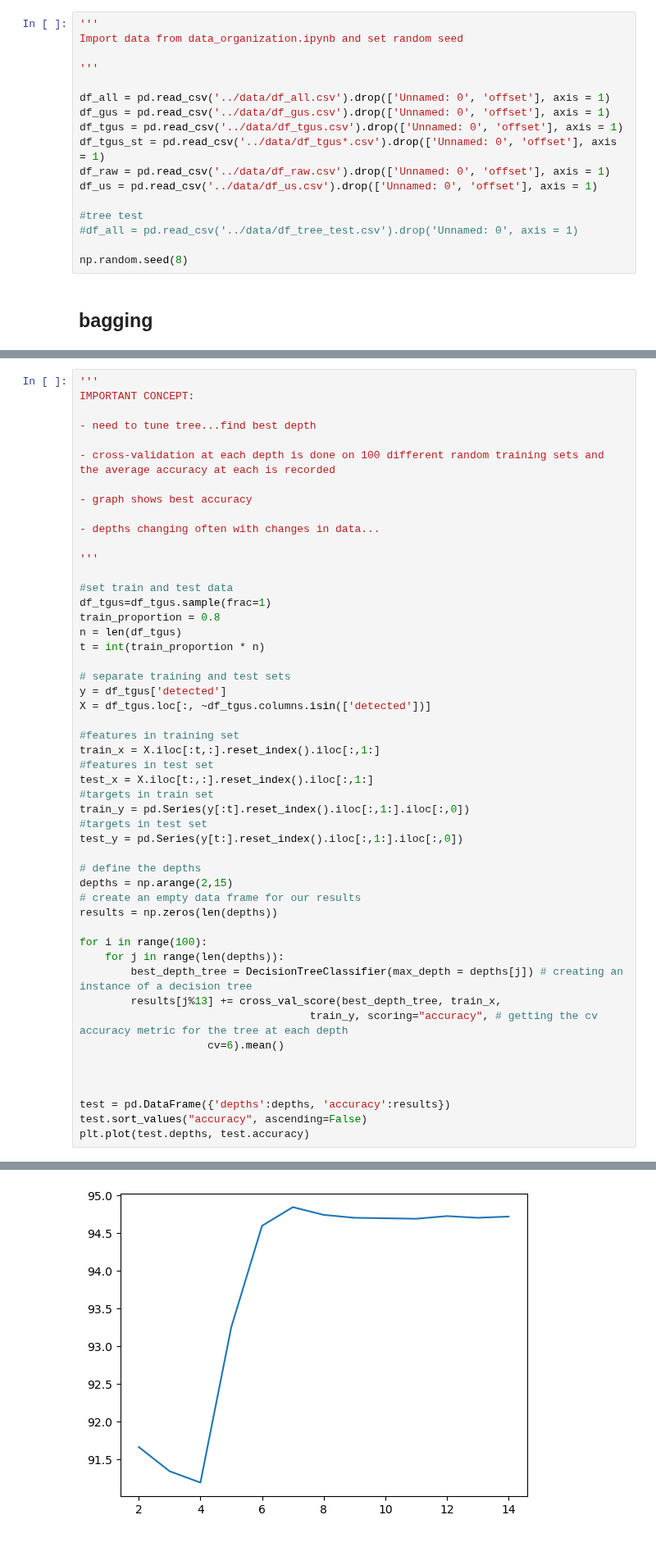
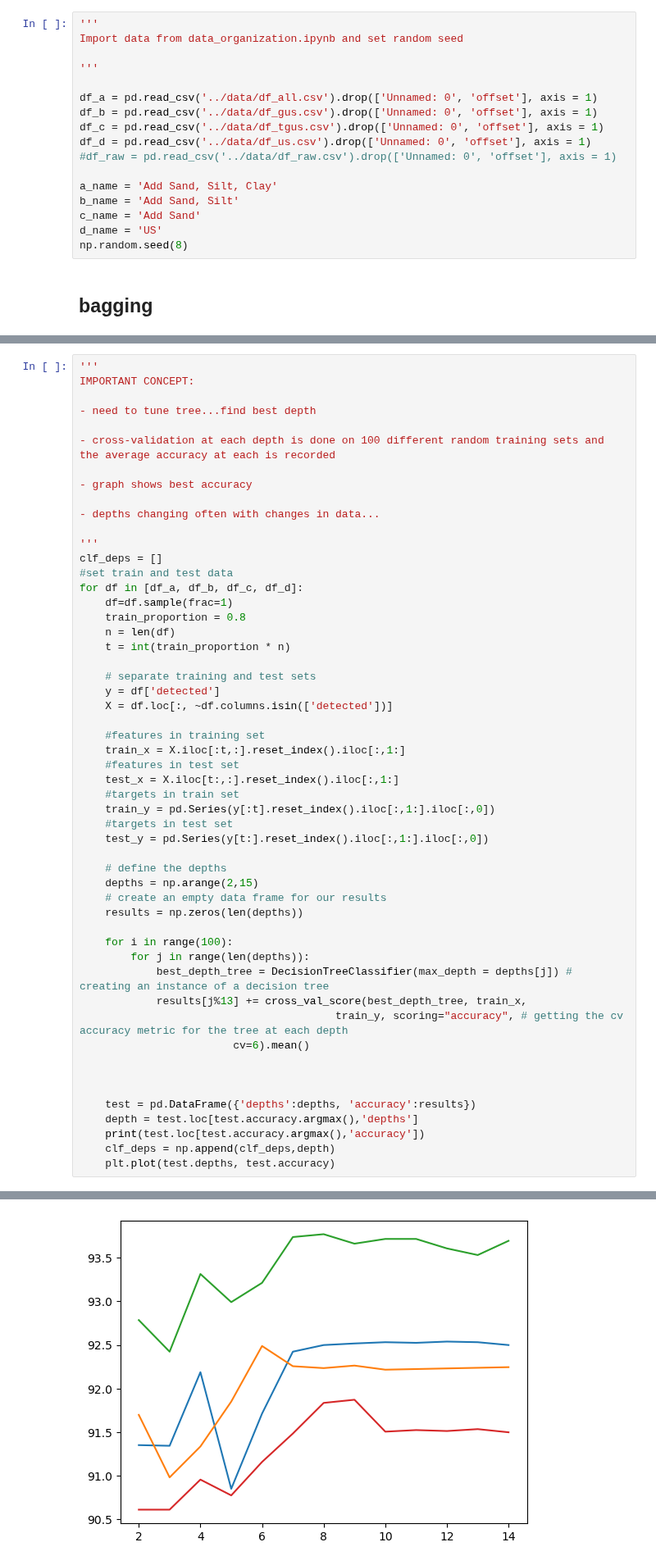
Before and after one commit to izguenther6/orie4741-final, a Jupyter notebook: scripts/trees.ipynb, the cells around one changed output, grey strips where cells are left out. Shown at 82% size. Cells and saved outputs as stored; diff of their text form.

```diff
--- a/scripts/trees.ipynb
+++ b/scripts/trees.ipynb
@@ -21,16 +18,16 @@ Import data from data_organization.ipynb and set random seed
 
 '''
 
-df_all = pd.read_csv('../data/df_all.csv').drop(['Unnamed: 0', 'offset'], axis = 1)
-df_gus = pd.read_csv('../data/df_gus.csv').drop(['Unnamed: 0', 'offset'], axis = 1)
-df_tgus = pd.read_csv('../data/df_tgus.csv').drop(['Unnamed: 0', 'offset'], axis = 1)
-df_tgus_st = pd.read_csv('../data/df_tgus*.csv').drop(['Unnamed: 0', 'offset'], axis = 1)
-df_raw = pd.read_csv('../data/df_raw.csv').drop(['Unnamed: 0', 'offset'], axis = 1)
-df_us = pd.read_csv('../data/df_us.csv').drop(['Unnamed: 0', 'offset'], axis = 1)
+df_a = pd.read_csv('../data/df_all.csv').drop(['Unnamed: 0', 'offset'], axis = 1)
+df_b = pd.read_csv('../data/df_gus.csv').drop(['Unnamed: 0', 'offset'], axis = 1)
+df_c = pd.read_csv('../data/df_tgus.csv').drop(['Unnamed: 0', 'offset'], axis = 1)
+df_d = pd.read_csv('../data/df_us.csv').drop(['Unnamed: 0', 'offset'], axis = 1)
+#df_raw = pd.read_csv('../data/df_raw.csv').drop(['Unnamed: 0', 'offset'], axis = 1)
 
-#tree test
-#df_all = pd.read_csv('../data/df_tree_test.csv').drop('Unnamed: 0', axis = 1)
-
+a_name = 'Add Sand, Silt, Clay'
+b_name = 'Add Sand, Silt'
+c_name = 'Add Sand'
+d_name = 'US'
 np.random.seed(8)
 # %% [markdown]
 ## **bagging**
@@ -54,41 +51,44 @@ IMPORTANT CONCEPT:
 - depths changing often with changes in data...
 
 '''
+clf_deps = []
+#set train and test data
+for df in [df_a, df_b, df_c, df_d]:
+    df=df.sample(frac=1)
+    train_proportion = 0.8
+    n = len(df)
+    t = int(train_proportion * n)
 
-#set train and test data
-df_tgus=df_tgus.sample(frac=1)
-train_proportion = 0.8
-n = len(df_tgus)
-t = int(train_proportion * n)
+    # separate training and test sets
+    y = df['detected']
+    X = df.loc[:, ~df.columns.isin(['detected'])]
 
-# separate training and test sets
-y = df_tgus['detected']
-X = df_tgus.loc[:, ~df_tgus.columns.isin(['detected'])]
+    #features in training set
+    train_x = X.iloc[:t,:].reset_index().iloc[:,1:]
+    #features in test set
+    test_x = X.iloc[t:,:].reset_index().iloc[:,1:]
+    #targets in train set
+    train_y = pd.Series(y[:t].reset_index().iloc[:,1:].iloc[:,0])
+    #targets in test set
+    test_y = pd.Series(y[t:].reset_index().iloc[:,1:].iloc[:,0])
 
-#features in training set
-train_x = X.iloc[:t,:].reset_index().iloc[:,1:]
-#features in test set
-test_x = X.iloc[t:,:].reset_index().iloc[:,1:]
-#targets in train set
-train_y = pd.Series(y[:t].reset_index().iloc[:,1:].iloc[:,0])
-#targets in test set
-test_y = pd.Series(y[t:].reset_index().iloc[:,1:].iloc[:,0])
+    # define the depths
+    depths = np.arange(2,15)
+    # create an empty data frame for our results
+    results = np.zeros(len(depths))
 
-# define the depths
-depths = np.arange(2,15)
-# create an empty data frame for our results
-results = np.zeros(len(depths))
-
-for i in range(100):
-    for j in range(len(depths)):
-        best_depth_tree = DecisionTreeClassifier(max_depth = depths[j]) # creating an instance of a decision tree
-        results[j%13] += cross_val_score(best_depth_tree, train_x,
-                                    train_y, scoring="accuracy", # getting the cv accuracy metric for the tree at each depth
-                    cv=6).mean()
+    for i in range(100):
+        for j in range(len(depths)):
+            best_depth_tree = DecisionTreeClassifier(max_depth = depths[j]) # creating an instance of a decision tree
+            results[j%13] += cross_val_score(best_depth_tree, train_x,
+                                        train_y, scoring="accuracy", # getting the cv accuracy metric for the tree at each depth
+                        cv=6).mean()
 
 
 
-test = pd.DataFrame({'depths':depths, 'accuracy':results})
-test.sort_values("accuracy", ascending=False)
-plt.plot(test.depths, test.accuracy)
+    test = pd.DataFrame({'depths':depths, 'accuracy':results})
+    depth = test.loc[test.accuracy.argmax(),'depths']
+    print(test.loc[test.accuracy.argmax(),'accuracy'])
+    clf_deps = np.append(clf_deps,depth)
+    plt.plot(test.depths, test.accuracy)
 # %% [output]
@@ -96 +99 @@ plt.plot(test.depths, test.accuracy)
-[figure, old version]
+[figure, new version]
```
Also changed, not shown: parts of 17 cells of this notebook.
